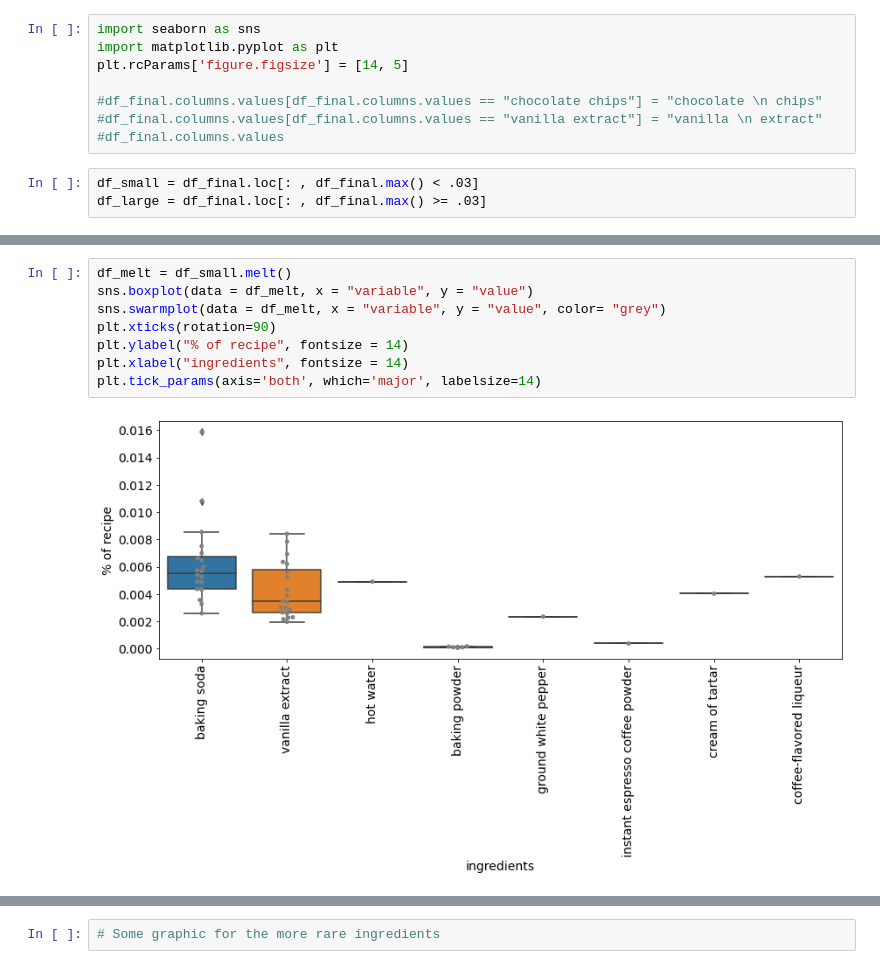
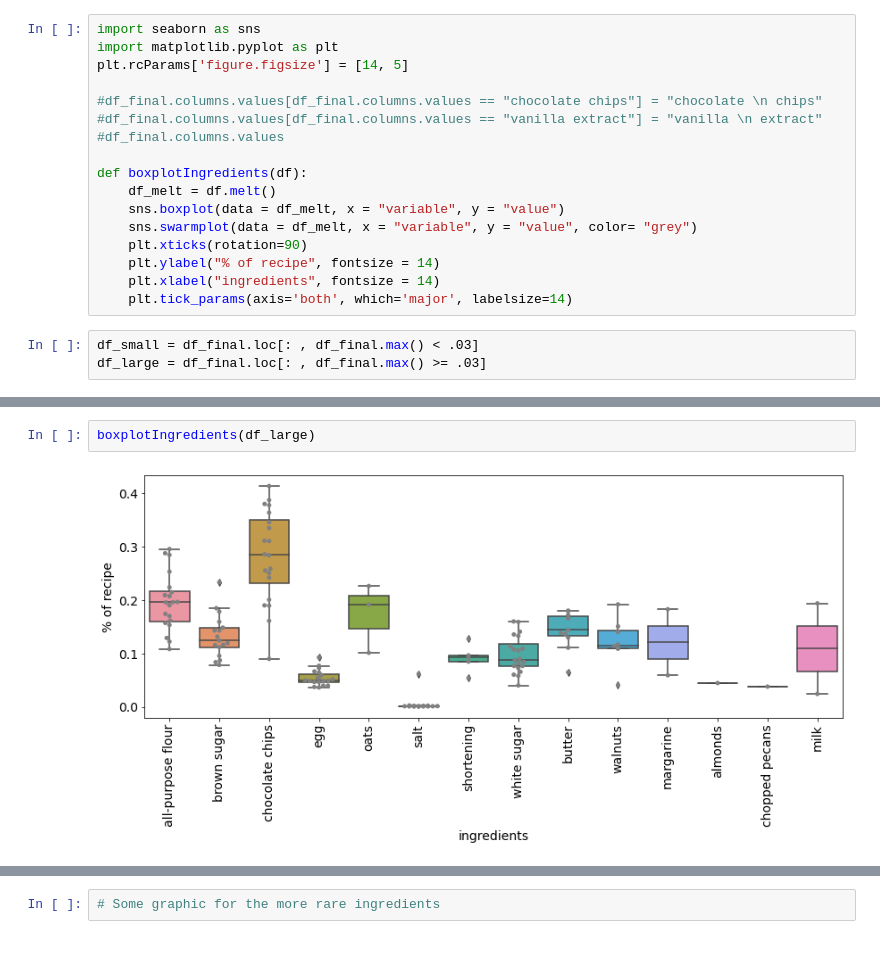
Before and after one commit to kiti15237/median_meal, a Jupyter notebook: recipe_averager.ipynb, the cells around one changed output, grey strips where cells are left out. Saved outputs shown, nothing was run; the diff lists cells and outputs as text.

```diff
--- a/recipe_averager.ipynb
+++ b/recipe_averager.ipynb
@@ -285,6 +267,15 @@ plt.rcParams['figure.figsize'] = [14, 5]
 #df_final.columns.values[df_final.columns.values == "chocolate chips"] = "chocolate \n chips"
 #df_final.columns.values[df_final.columns.values == "vanilla extract"] = "vanilla \n extract"
 #df_final.columns.values
+
+def boxplotIngredients(df):
+    df_melt = df.melt()
+    sns.boxplot(data = df_melt, x = "variable", y = "value")
+    sns.swarmplot(data = df_melt, x = "variable", y = "value", color= "grey")
+    plt.xticks(rotation=90)
+    plt.ylabel("% of recipe", fontsize = 14)
+    plt.xlabel("ingredients", fontsize = 14)
+    plt.tick_params(axis='both', which='major', labelsize=14)
 # %%
 df_small = df_final.loc[: , df_final.max() < .03]
 df_large = df_final.loc[: , df_final.max() >= .03]
@@ -301,10 +282,4 @@ plt.tick_params(axis='both', which='major', labelsize=14)
-# %%
-df_melt = df_small.melt()
-sns.boxplot(data = df_melt, x = "variable", y = "value")
-sns.swarmplot(data = df_melt, x = "variable", y = "value", color= "grey")
-plt.xticks(rotation=90)
-plt.ylabel("% of recipe", fontsize = 14)
-plt.xlabel("ingredients", fontsize = 14)
-plt.tick_params(axis='both', which='major', labelsize=14)
-# %% [output]
-[figure, removed]
+# %%
+boxplotIngredients(df_large)
+# %% [output]
+[figure, added]
```
Also changed, not shown: parts of 10 cells of this notebook, 4 other files.
